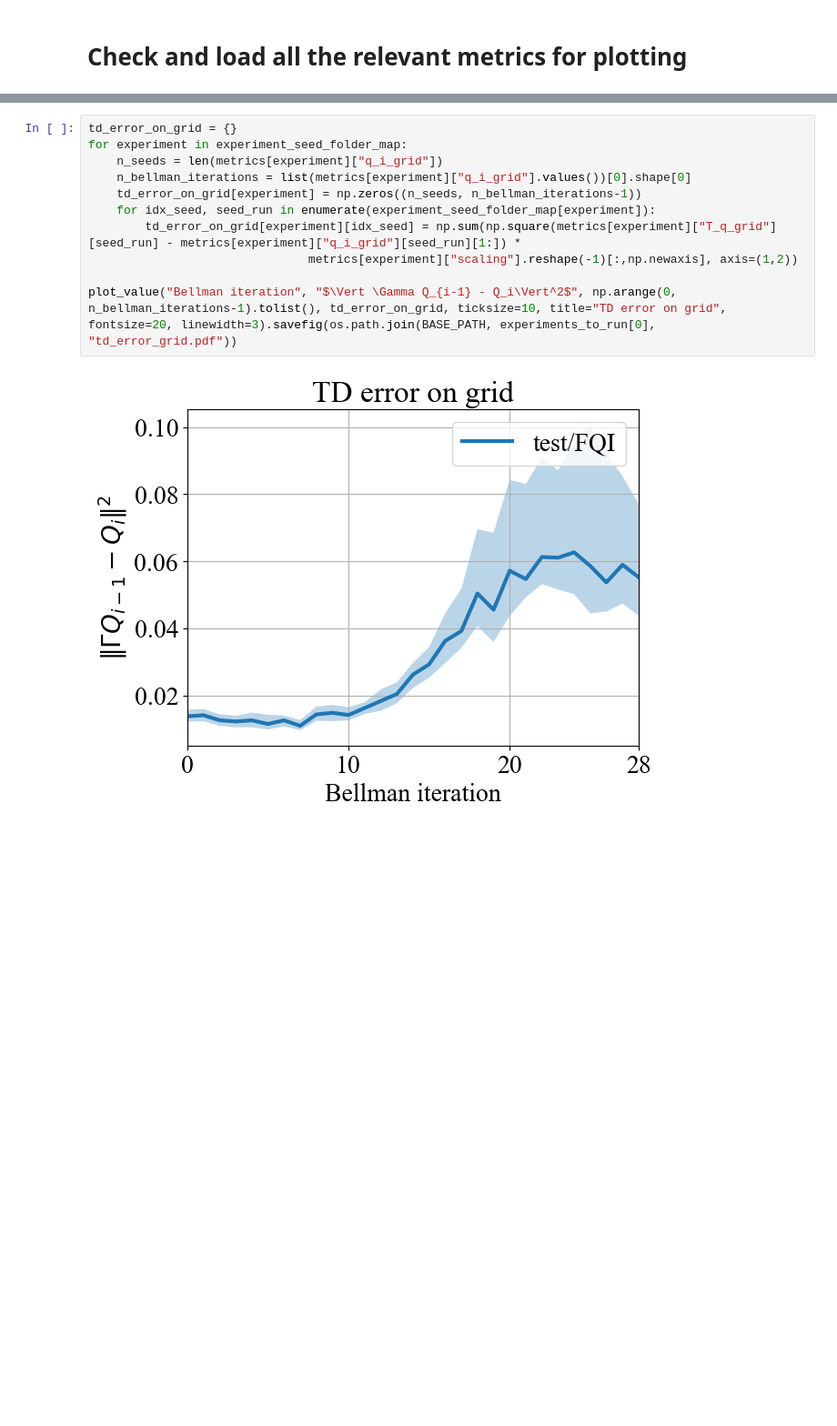
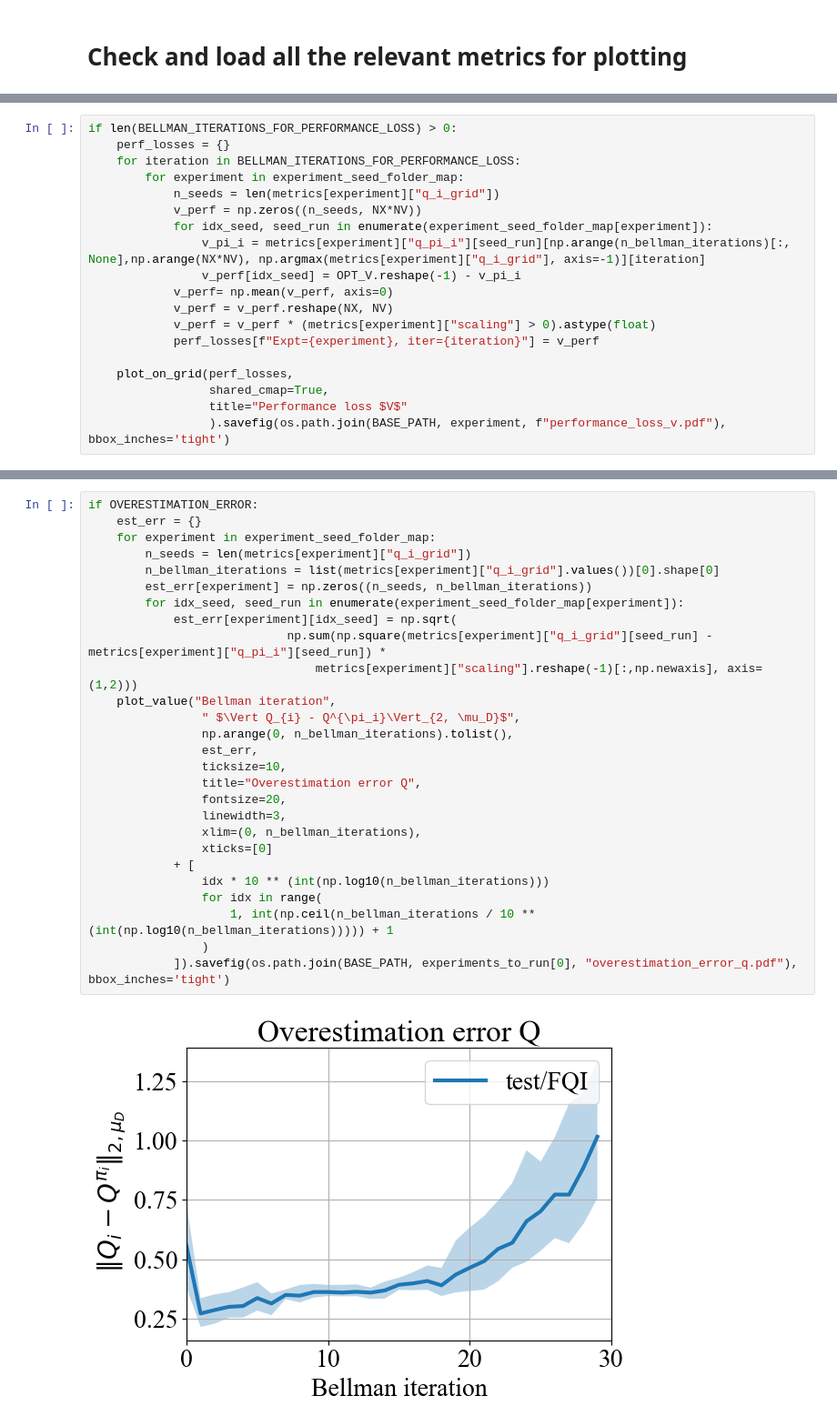
Before and after one commit to theovincent/slimDQN, a Jupyter notebook: experiments/CarOnHill/plots.ipynb, the cells around one changed output, grey strips where cells are left out. Shown at 91% size. Saved outputs shown, nothing was run; the diff lists cells and outputs as text; blank space fills up the shorter version.

```diff
--- a/experiments/CarOnHill/plots.ipynb
+++ b/experiments/CarOnHill/plots.ipynb
@@ -91,0 +160,19 @@ plot_value("Bellman iteration", "$\Vert \Gamma Q_{i-1} - Q_i\Vert^2$", np.arange
+# %%
+if len(BELLMAN_ITERATIONS_FOR_PERFORMANCE_LOSS) > 0:
+    perf_losses = {}
+    for iteration in BELLMAN_ITERATIONS_FOR_PERFORMANCE_LOSS:
+        for experiment in experiment_seed_folder_map:
+            n_seeds = len(metrics[experiment]["q_i_grid"])
+            v_perf = np.zeros((n_seeds, NX*NV))
+            for idx_seed, seed_run in enumerate(experiment_seed_folder_map[experiment]):
+                v_pi_i = metrics[experiment]["q_pi_i"][seed_run][np.arange(n_bellman_iterations)[:, None],np.arange(NX*NV), np.argmax(metrics[experiment]["q_i_grid"], axis=-1)][iteration]
+                v_perf[idx_seed] = OPT_V.reshape(-1) - v_pi_i
+            v_perf= np.mean(v_perf, axis=0)
+            v_perf = v_perf.reshape(NX, NV)
+            v_perf = v_perf * (metrics[experiment]["scaling"] > 0).astype(float)
+            perf_losses[f"Expt={experiment}, iter={iteration}"] = v_perf
+
+    plot_on_grid(perf_losses,
+                 shared_cmap=True,
+                 title="Performance loss $V$"
+                 ).savefig(os.path.join(BASE_PATH, experiment, f"performance_loss_v.pdf"), bbox_inches='tight')
@@ -95,13 +184,29 @@ Run this cell only if `PLOT_TD_ERROR_ON_GRID=True`
 # %%
-td_error_on_grid = {}
-for experiment in experiment_seed_folder_map:
-    n_seeds = len(metrics[experiment]["q_i_grid"])
-    n_bellman_iterations = list(metrics[experiment]["q_i_grid"].values())[0].shape[0]
-    td_error_on_grid[experiment] = np.zeros((n_seeds, n_bellman_iterations-1))
-    for idx_seed, seed_run in enumerate(experiment_seed_folder_map[experiment]):
-        td_error_on_grid[experiment][idx_seed] = np.sum(np.square(metrics[experiment]["T_q_grid"][seed_run] - metrics[experiment]["q_i_grid"][seed_run][1:]) *
-                               metrics[experiment]["scaling"].reshape(-1)[:,np.newaxis], axis=(1,2))
-
-plot_value("Bellman iteration", "$\Vert \Gamma Q_{i-1} - Q_i\Vert^2$", np.arange(0, n_bellman_iterations-1).tolist(), td_error_on_grid, ticksize=10, title="TD error on grid", fontsize=20, linewidth=3).savefig(os.path.join(BASE_PATH, experiments_to_run[0], "td_error_grid.pdf"))
+if OVERESTIMATION_ERROR:
+    est_err = {}
+    for experiment in experiment_seed_folder_map:
+        n_seeds = len(metrics[experiment]["q_i_grid"])
+        n_bellman_iterations = list(metrics[experiment]["q_i_grid"].values())[0].shape[0]
+        est_err[experiment] = np.zeros((n_seeds, n_bellman_iterations))
+        for idx_seed, seed_run in enumerate(experiment_seed_folder_map[experiment]):
+            est_err[experiment][idx_seed] = np.sqrt(
+                            np.sum(np.square(metrics[experiment]["q_i_grid"][seed_run] - metrics[experiment]["q_pi_i"][seed_run]) *
+                                metrics[experiment]["scaling"].reshape(-1)[:,np.newaxis], axis=(1,2)))
+    plot_value("Bellman iteration",
+                " $\Vert Q_{i} - Q^{\pi_i}\Vert_{2, \mu_D}$",
+                np.arange(0, n_bellman_iterations).tolist(),
+                est_err,
+                ticksize=10,
+                title="Overestimation error Q",
+                fontsize=20,
+                linewidth=3,
+                xlim=(0, n_bellman_iterations),
+                xticks=[0]
+            + [
+                idx * 10 ** (int(np.log10(n_bellman_iterations)))
+                for idx in range(
+                    1, int(np.ceil(n_bellman_iterations / 10 ** (int(np.log10(n_bellman_iterations))))) + 1
+                )
+            ]).savefig(os.path.join(BASE_PATH, experiments_to_run[0], "overestimation_error_q.pdf"), bbox_inches='tight')
 # %% [output]
-[figure, old version]
+[figure, new version]
```
Also changed, not shown: parts of 26 cells of this notebook, 2 other files.
